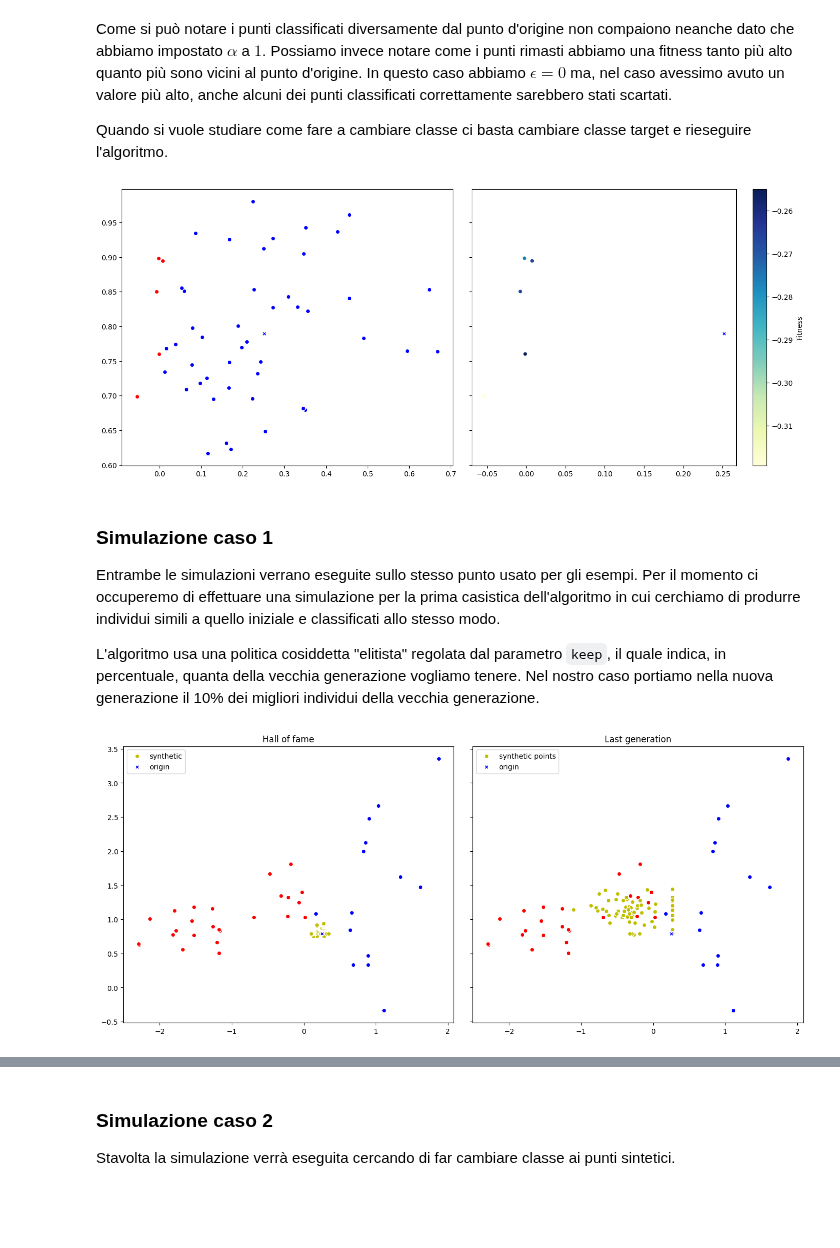
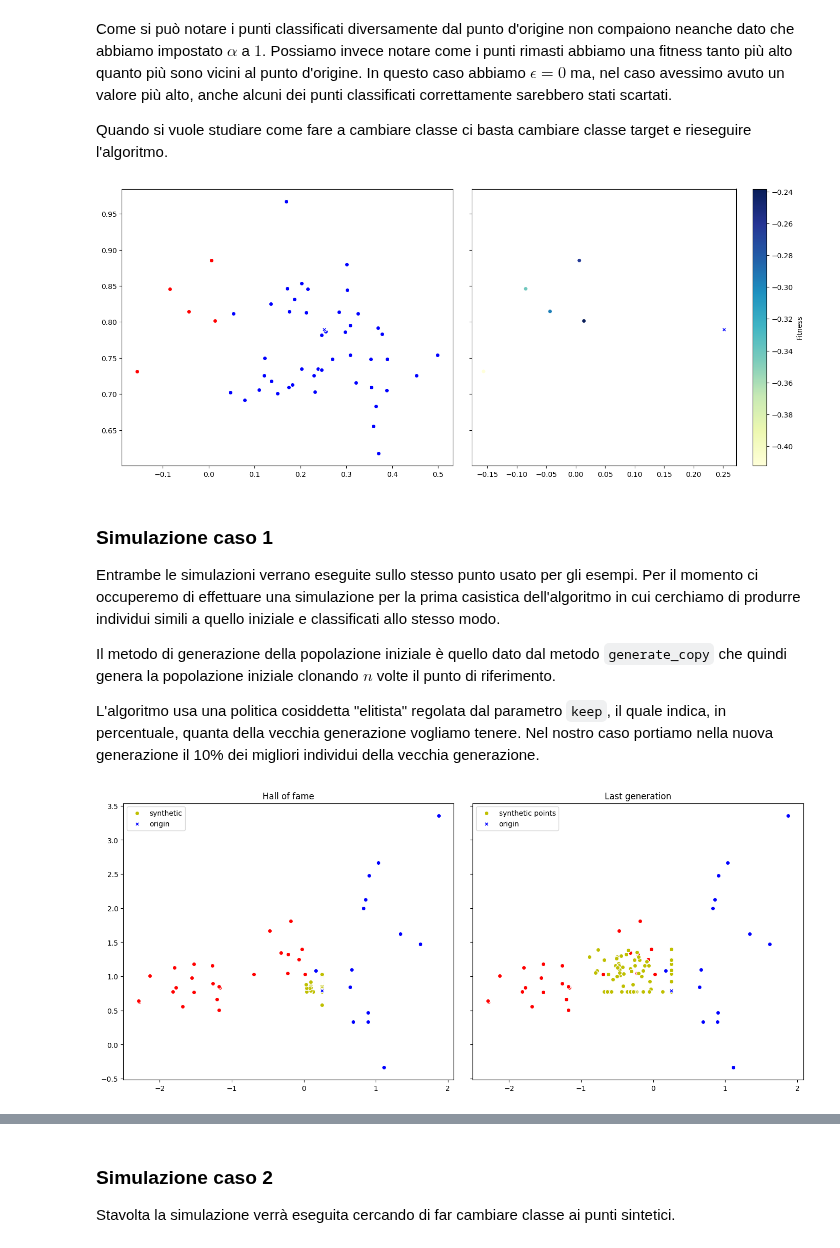
Before and after one commit to FedericoBustaffa/thesis, a Jupyter notebook: sources/explain/notebook.ipynb, the cells around one changed output, grey strips where cells are left out. Cells and saved outputs as stored; diff of their text form; code cells hidden in the pictures; blank space fills up the shorter version.

```diff
--- a/sources/explain/notebook.ipynb
+++ b/sources/explain/notebook.ipynb
@@ -179,34 +180,39 @@ def generate_copy(point) -> np.ndarray:
     return point.copy()
 
 
-def generate_uniform(point, sigma, alpha: float) -> np.ndarray:
-    return random.uniform(point - sigma * alpha, point + sigma * alpha, size=point.shape)
+def generate_uniform(low, high) -> np.ndarray:
+    return random.uniform(low, high, size=point.shape)
 
 
-def generate_normal(point, sigma, alpha: float) -> np.ndarray:
-    return random.normal(point, alpha * sigma, size=point.shape)
+def generate_normal(mu, sigma) -> np.ndarray:
+    return random.normal(mu, sigma, size=point.shape)
 
 
 toolbox = base.ToolBox()
+
 # toolbox.set_generation(generate_copy, point=point)
-# toolbox.set_generation(generate_uniform, point=point, sigma=sigma, alpha=0.15)
-toolbox.set_generation(generate_normal, point=point, sigma=sigma, alpha=0.15)
+
+# low = point - sigma * alpha
+# high = point + sigma * alpha
+# toolbox.set_generation(generate_uniform, low=low, high=high, alpha=0.1)
+
+toolbox.set_generation(generate_normal, mu=point, sigma=sigma * 0.1)
 
 # generazione di una popolazione composta da 50 individui
 population = toolbox.generate(50)
 synth_points = np.array([i.chromosome for i in population])
 
 plt.figure(figsize=(10, 6))
-plt.title("Popolazione sintetica generata con distribuzione normale")
+plt.title("Normal generation")
 plt.scatter(X_test[cls0].T[0], X_test[cls0].T[1], c="r", ec="w")
 plt.scatter(X_test[cls1].T[0], X_test[cls1].T[1], c="b", ec="w")
 
 plt.scatter(
-    synth_points.T[0], synth_points.T[1], c="y", ec="w", label="punti sintetici"
+    synth_points.T[0], synth_points.T[1], c="y", ec="w", label="synthetic points"
 )
 
 c = "r" if point_class == 0 else "b"
-plt.scatter(point[0], point[1], c=c, ec="w", marker="X", label="punto d'origine")
+plt.scatter(point[0], point[1], c=c, ec="w", marker="X", label="origin")
 
 plt.legend()
 plt.show()
@@ -380,17 +387,19 @@ import warnings
 warnings.filterwarnings("ignore")
 
 
-def evaluate(chromosome, point, target, classifier, epsilon: float = 0.0, alpha: float = 1.0):
+def evaluate(
+    chromosome, point, target, classifier, epsilon: float = 0.0, alpha: float = 0.0
+):
     assert alpha >= 0.0 and alpha <= 1.0
 
     # classification
     synth_class = classifier.predict(chromosome.reshape(1, -1))
 
-    # calcolo della distanza con norma euclidea
+    # compute euclidean distance
     distance = linalg.norm(chromosome - point, ord=2)
 
     # compute classification penalty
-    right_target = alpha if target == synth_class[0] else 1.0 - alpha
+    right_target = 1.0 - alpha if target == synth_class[0] else alpha
 
     # check the epsilon distance
     if distance <= epsilon:
@@ -402,7 +411,7 @@ def evaluate(chromosome, point, target, classifier, epsilon: float = 0.0, alpha:
 toolbox.set_weights((-1.0,))
 epsilon = 0.0
 # epsilon = linalg.norm(sigma * 0.1, ord=2)
-toolbox.set_evaluation(evaluate, point, point_class, classifier, epsilon, 1.0)
+toolbox.set_evaluation(evaluate, point, point_class, classifier, epsilon, 0.0)
 population = list(map(toolbox.evaluate, population))
 # %% [markdown]
 Abbiamo quindi una funzione che, oltre a parametri come il punto di
@@ -480,37 +489,37 @@ target e rieseguire l'algoritmo.
 # %%
 toolbox.set_weights((-1.0,))
 target = (point_class + 1) % 2
-toolbox.set_evaluation(evaluate, point, target, classifier, epsilon, 1.0)
+toolbox.set_evaluation(evaluate, point, target, classifier, epsilon, 0.0)
 population = list(map(toolbox.evaluate, population))
 
 fig, (ax1, ax2) = plt.subplots(1, 2, sharey=True, figsize=(14, 6))
 plt.tight_layout()
 
 synth_classes = [classifier.predict(sp.reshape(1, -1)) for sp in synth_points]
 
 scls0 = [i for i in range(len(synth_classes)) if synth_classes[i] == 0]
 scls1 = [i for i in range(len(synth_classes)) if synth_classes[i] == 1]
 
 # classification plot
 ax1.scatter(synth_points[scls0].T[0], synth_points[scls0].T[1], c="r", ec="w")
 ax1.scatter(synth_points[scls1].T[0], synth_points[scls1].T[1], c="b", ec="w")
 ax1.scatter(point[0], point[1], c=c, ec="w", marker="X")
 
 # fitness plot
 fitness_values = [i.fitness for i in population]
 sc = ax2.scatter(
     synth_points.T[0],
     synth_points.T[1],
     c=fitness_values,
     ec="w",
     cmap=plt.get_cmap("YlGnBu"),
 )
 fig.colorbar(sc, ax=ax2, label="Fitness")
 ax2.scatter(point[0], point[1], c=c, ec="w", marker="X")
 
 plt.show()
 # %% [output]
-[figure, old version]
+[figure, new version]
 # %% [markdown]
 ### Simulazione caso 1
 
@@ -519,15 +528,19 @@ esempi. Per il momento ci occuperemo di effettuare una simulazione per la
 prima casistica dell'algoritmo in cui cerchiamo di produrre individui simili
 a quello iniziale e classificati allo stesso modo.
 
+Il metodo di generazione della popolazione iniziale è quello dato dal metodo
+`generate_copy` che quindi genera la popolazione iniziale clonando $n$ volte
+il punto di riferimento.
+
 L'algoritmo usa una politica cosiddetta "elitista" regolata dal parametro
 `keep`, il quale indica, in percentuale, quanta della vecchia generazione
 vogliamo tenere. Nel nostro caso portiamo nella nuova generazione il 10%
 dei migliori individui della vecchia generazione.
 # %%
-from ppga import algorithms, log
+from ppga import algorithms
 
 toolbox.set_generation(generate_copy, point)
-toolbox.set_evaluation(evaluate, point, point_class, classifier, epsilon, 1.0)
+toolbox.set_evaluation(evaluate, point, point_class, classifier, epsilon, 0.0)
 toolbox.set_selection(tools.sel_tournament, tournsize=3)
 
 hof = base.HallOfFame(50)
@@ -577,7 +590,7 @@ ax2.legend()
 
 plt.show()
 # %% [output]
-[figure, old version]
+[figure, new version]
 # %% [markdown]
 #### Analisi
 
```
Also changed, not shown: parts of 11 cells of this notebook.
